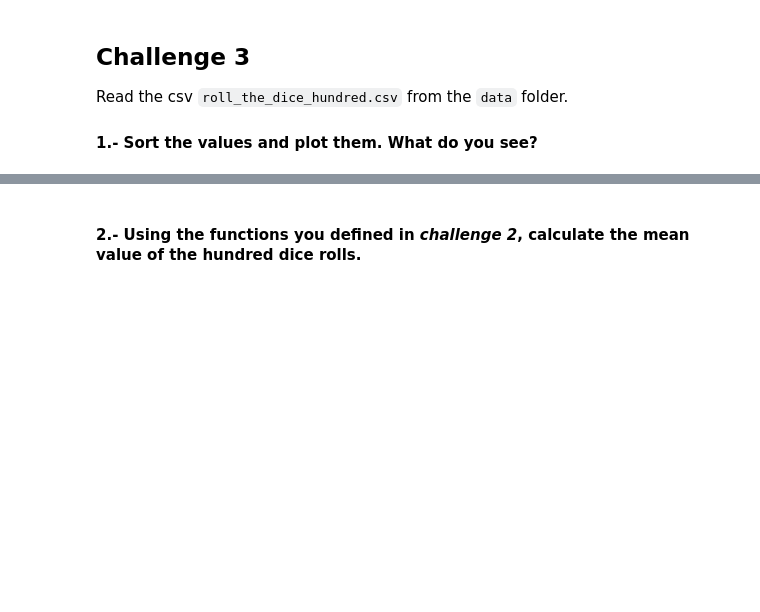
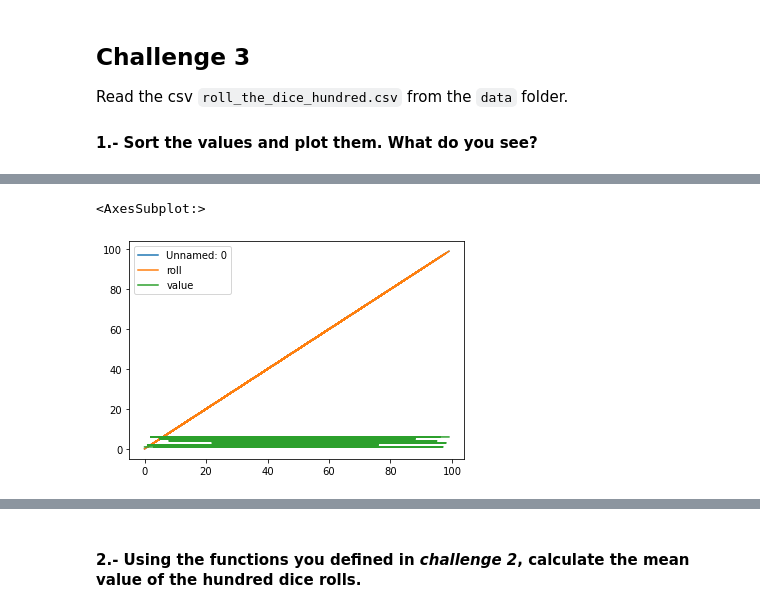
Before and after one commit to Fvperez1/dataptmad0522_labs, a Jupyter notebook: module-2/understanding-descriptive-stats/your-code/Understanding Descriptive.ipynb, the cells around one changed output, grey strips where cells are left out. Drawn from its saved outputs; the diff is of its cells as text; code cells hidden in the pictures; blank space fills up the shorter version.

```diff
--- a/module-2/understanding-descriptive-stats/your-code/Understanding Descriptive.ipynb
+++ b/module-2/understanding-descriptive-stats/your-code/Understanding Descriptive.ipynb
@@ -161,0 +152,4 @@ your comments here
+# %%
+# your code here
+df_roll = pd.read_csv('C:/Users/FVILLALOBOS/Ironhack/dataptmad0522_labs/module-2/understanding-descriptive-stats/data/roll_the_dice_hundred.csv')
+df_roll
@@ -161,0 +186,5 @@ your comments here
+# %%
+df_roll.plot()
+# %% [output]
+<AxesSubplot:>
+[figure, added]
```
Also changed, not shown: parts of 61 cells of this notebook.
